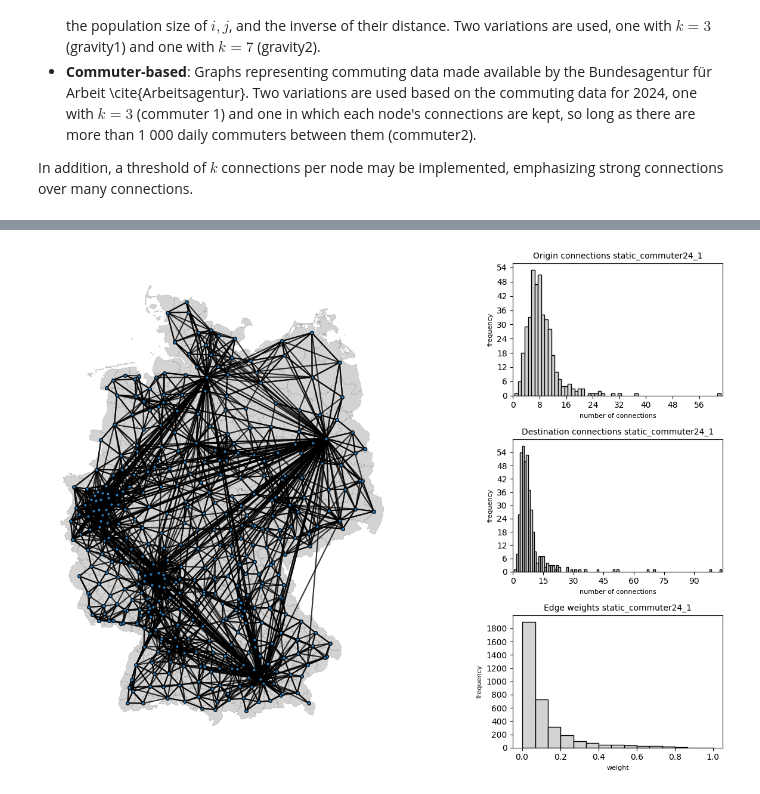
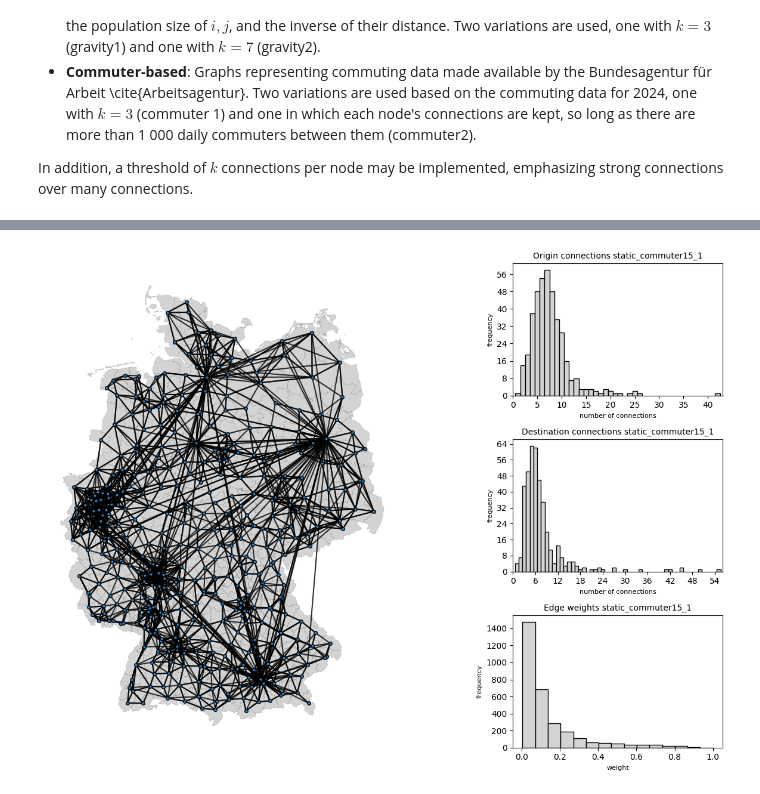
Before and after one commit to stends2001/infectious_disease_gnn, a Jupyter notebook: src/notebooks/1.2 Graph structures.ipynb, the cells around one changed output, grey strips where cells are left out. Drawn from its saved outputs; the diff is of its cells as text; code cells hidden in the pictures.

Commit message:
optimized static graph constructor

```diff
--- a/src/notebooks/1.2 Graph structures.ipynb
+++ b/src/notebooks/1.2 Graph structures.ipynb
@@ -183,4 +156,4 @@ static_graphstructures.generate_graphstructure(
 # %%
-static_graphstructures.preview_graphstructure(graphname='static_commuter24_1', subplots=True)
+static_graphconstruction.preview_graphstructure(graphname='static_commuter15_1', subplots=True)
 # %% [output]
-[figure, old version]
+[figure, new version]
```
Also changed, not shown: parts of 6 cells of this notebook, 10 other files.
